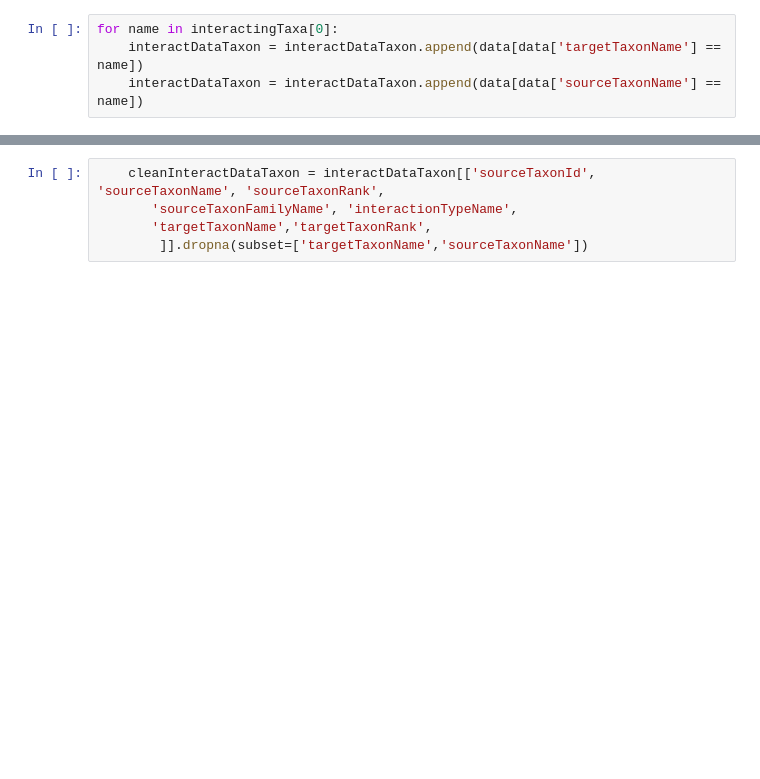
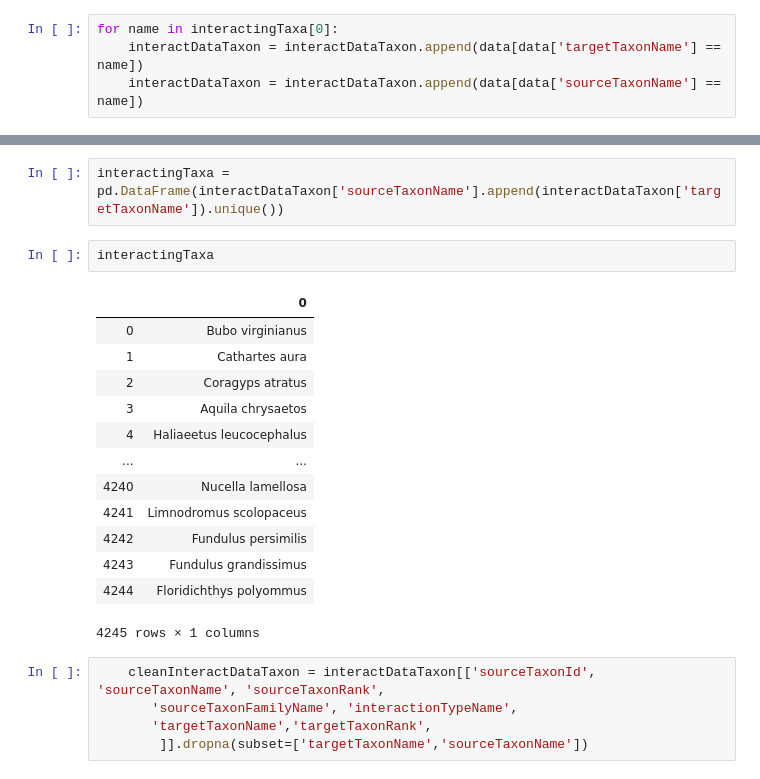
Before and after one commit to AgentschapPlantentuinMeise/interactias, a Jupyter notebook: notebook/interactias-geoSelectNetwork.ipynb, the cells around one changed output, grey strips where cells are left out. Saved outputs shown, nothing was run; the diff lists cells and outputs as text; blank space fills up the shorter version.

```diff
--- a/notebook/interactias-geoSelectNetwork.ipynb
+++ b/notebook/interactias-geoSelectNetwork.ipynb
@@ -229,4 +235,22 @@ interactDataTaxon.tail()
 5 rows × 80 columns
+# %%
+interactingTaxa = pd.DataFrame(interactDataTaxon['sourceTaxonName'].append(interactDataTaxon['targetTaxonName']).unique())
+# %%
+interactingTaxa
+# %% [output]
+|  | 0 |
+| 0 | Bubo virginianus |
+| 1 | Cathartes aura |
+| 2 | Coragyps atratus |
+| 3 | Aquila chrysaetos |
+| 4 | Haliaeetus leucocephalus |
+| ... | ... |
+| 4240 | Nucella lamellosa |
+| 4241 | Limnodromus scolopaceus |
+| 4242 | Fundulus persimilis |
+| 4243 | Fundulus grandissimus |
+| 4244 | Floridichthys polyommus |
+4245 rows × 1 columns
 # %%
     cleanInteractDataTaxon = interactDataTaxon[['sourceTaxonId', 'sourceTaxonName', 'sourceTaxonRank',
        'sourceTaxonFamilyName', 'interactionTypeName',
```
Also changed, not shown: parts of 34 cells of this notebook.
